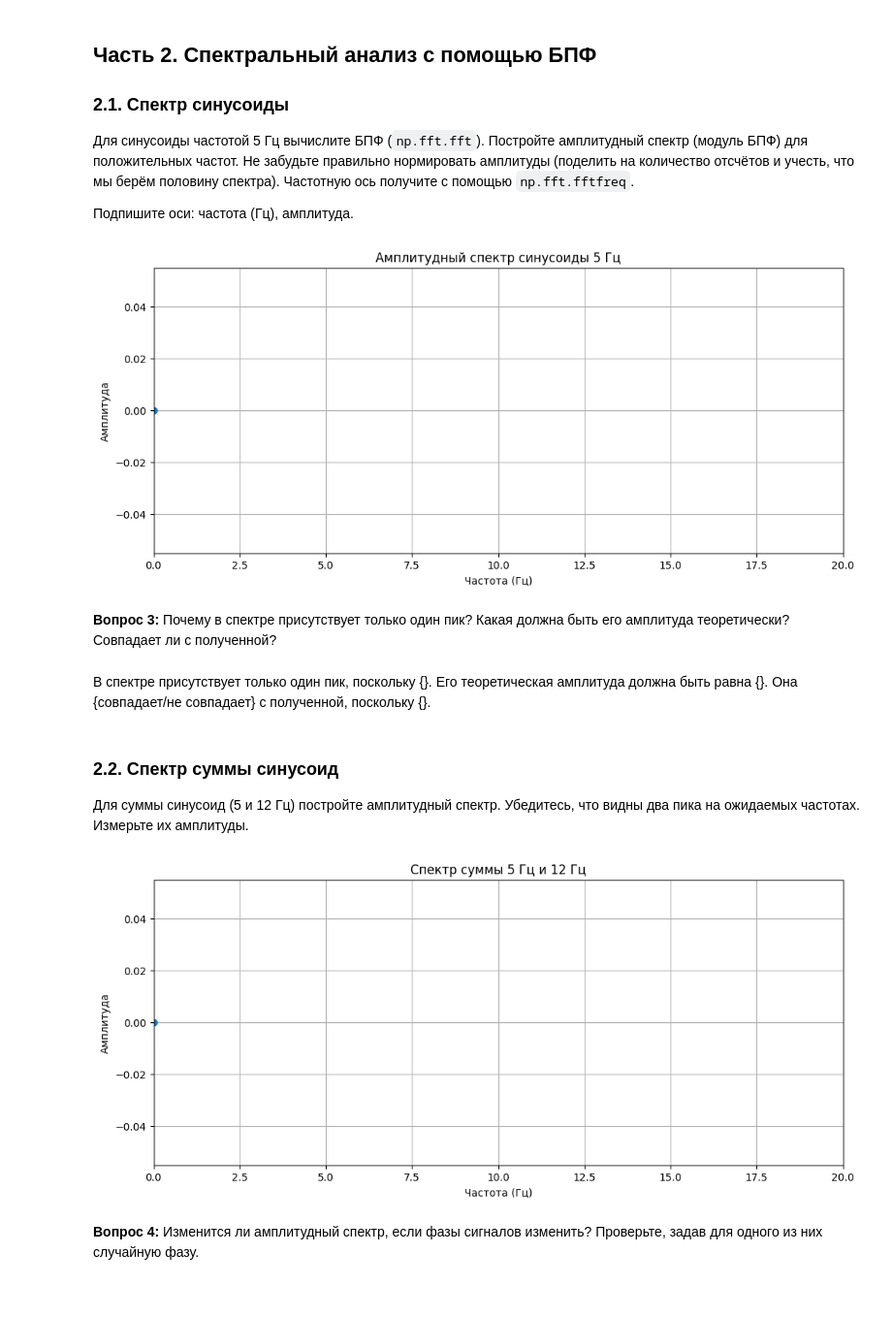
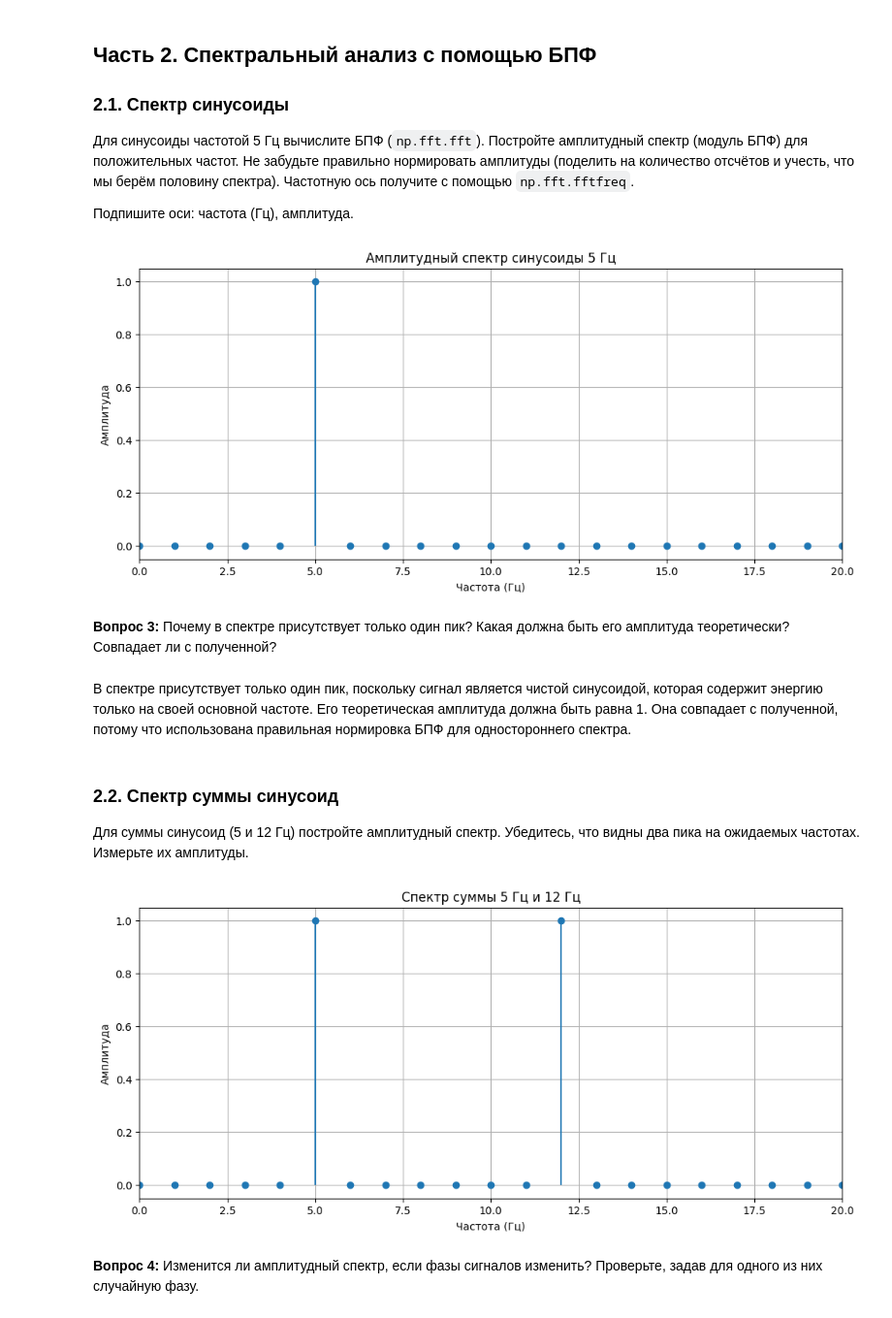
Before and after one commit to userskins/dsp-seminars-gusev-da, a Jupyter notebook: seminars/1.ipynb, the cells around one changed output. Shown at 97% size. Saved outputs shown, nothing was run; the diff lists cells and outputs as text; code cells hidden in the pictures.

```diff
--- a/seminars/1.ipynb
+++ b/seminars/1.ipynb
@@ -34,8 +34,8 @@ plt.rcParams['figure.figsize'] = (12, 5)
 # %%
 fs = 1000          # частота дискретизации, Гц
 T = 1              # длительность сигнала, с
-t = []  # временная ось
+t = np.arange(0, T, 1/fs)  # временная ось
 
-print(f"Длина массива времени: {0} отсчётов")
-print(f"Шаг дискретизации (период): {0} с")
+print(f"Длина массива времени: {len(t)} отсчётов")
+print(f"Шаг дискретизации (период): {1/fs} с")
 # %% [output]
@@ -57,33 +57,35 @@ print(f"Шаг дискретизации (период): {0} с")
 # %%
 # Синусоида 5 Гц
 f1 = 5
-sin5 = []
+A = 1
+sin5 = A * np.sin(2 * np.pi * f1 * t)
 
 # Сумма синусоид 5 и 12 Гц
 f2 = 12
-sum_sin = []
+sum_sin = np.sin(2 * np.pi * f1 * t) + np.sin(2 * np.pi * f2 * t)
 
 # Меандр 2 Гц
-meander = []
+f_meander = 2
+meander = signal.square(2 * np.pi * f_meander * t)
 
 # Визуализация
 plt.figure(figsize=(14, 4))
 
 plt.subplot(1, 3, 1)
-plt.plot([], [])  # первые 0.5 с
+plt.plot(t[:int(0.5*fs)], sin5[:int(0.5*fs)])  # первые 0.5 с
 plt.title('Синусоида 5 Гц')
 plt.xlabel('Время (с)')
 plt.ylabel('Амплитуда')
 plt.grid(True)
 
 plt.subplot(1, 3, 2)
-plt.plot([], [])
+plt.plot(t[:int(0.5*fs)], sum_sin[:int(0.5*fs)])
 plt.title('Сумма 5 Гц + 12 Гц')
 plt.xlabel('Время (с)')
 plt.grid(True)
 
 plt.subplot(1, 3, 3)
-plt.plot([], [])
+plt.plot(t[:int(0.5*fs)], meander[:int(0.5*fs)])
 plt.title('Меандр 2 Гц')
 plt.xlabel('Время (с)')
 plt.grid(True)
@@ -106,16 +108,16 @@ plt.show()
 Подпишите оси: частота (Гц), амплитуда.
 # %%
 # БПФ синусоиды 5 Гц
-X = []
-freq = []
+X = np.fft.fft(sin5)
+freq = np.fft.fftfreq(len(t), 1/fs)
 
 # Берём только положительные частоты
 half = len(t)//2
-X_mag = []  # не забываем про нормировку амплитуды
-freq_pos = [] # только положительные частоты
+X_mag = np.abs(X[:half]) / len(t) * 2  # не забываем про нормировку амплитуды (умножаем на 2, т.к. берем половину спектра)
+freq_pos = freq[:half] # только положительные частоты
 
 plt.figure()
-plt.stem([0,], [0,], basefmt=" ")
+plt.stem(freq_pos, X_mag, basefmt=" ")
 plt.title('Амплитудный спектр синусоиды 5 Гц')
 plt.xlabel('Частота (Гц)')
 plt.ylabel('Амплитуда')
@@ -123,29 +125,29 @@ plt.xlim(0, 20)
 plt.grid(True)
 plt.show()
 # %% [output]
-[figure, old version]
+[figure, new version]
 # %% [markdown]
 **Вопрос 3:** Почему в спектре присутствует только один пик? Какая должна быть его амплитуда теоретически? Совпадает ли с полученной?
 # %% [markdown]
-В спектре присутствует только один пик, поскольку {}. Его теоретическая амплитуда должна быть равна {}. Она {совпадает/не совпадает} с полученной, поскольку {}.
+В спектре присутствует только один пик, поскольку сигнал является чистой синусоидой, которая содержит энергию только на своей основной частоте. Его теоретическая амплитуда должна быть равна 1. Она совпадает с полученной, потому что использована правильная нормировка БПФ для одностороннего спектра.
 # %% [markdown]
 ### 2.2. Спектр суммы синусоид
 
 Для суммы синусоид (5 и 12 Гц) постройте амплитудный спектр. Убедитесь, что видны два пика на ожидаемых частотах. Измерьте их амплитуды.
 # %%
-X_sum = []
-X_sum_mag = []
+X_sum = np.fft.fft(sum_sin)
+X_sum_mag = np.abs(X_sum[:half]) / len(t) * 2     # Использование уже определённых `freq` и `half`
 
 plt.figure()
-plt.stem([0,], [0,], basefmt=" ")
+plt.stem(freq_pos, X_sum_mag, basefmt=" ")
 plt.title('Спектр суммы 5 Гц и 12 Гц')
 plt.xlabel('Частота (Гц)')
 plt.ylabel('Амплитуда')
 plt.xlim(0, 20)
 plt.grid(True)
 plt.show()
 # %% [output]
-[figure, old version]
+[figure, new version]
 # %% [markdown]
 **Вопрос 4:** Изменится ли амплитудный спектр, если фазы сигналов изменить? Проверьте, задав для одного из них случайную фазу.
 # %% [markdown]
```
Also changed, not shown: parts of 8 cells of this notebook.
